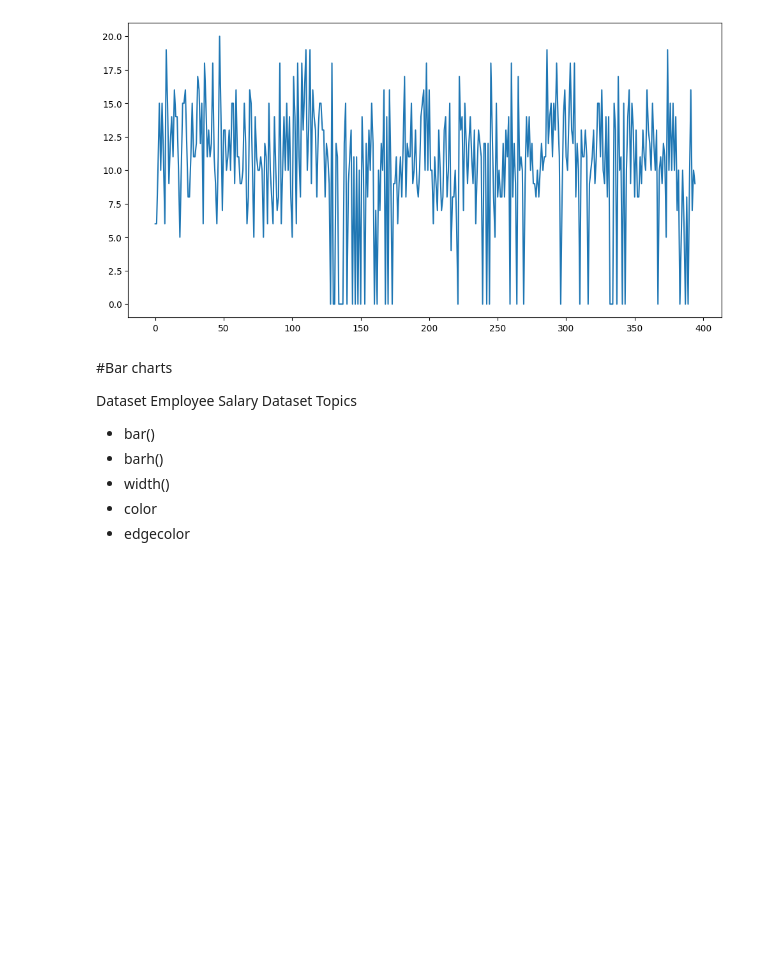
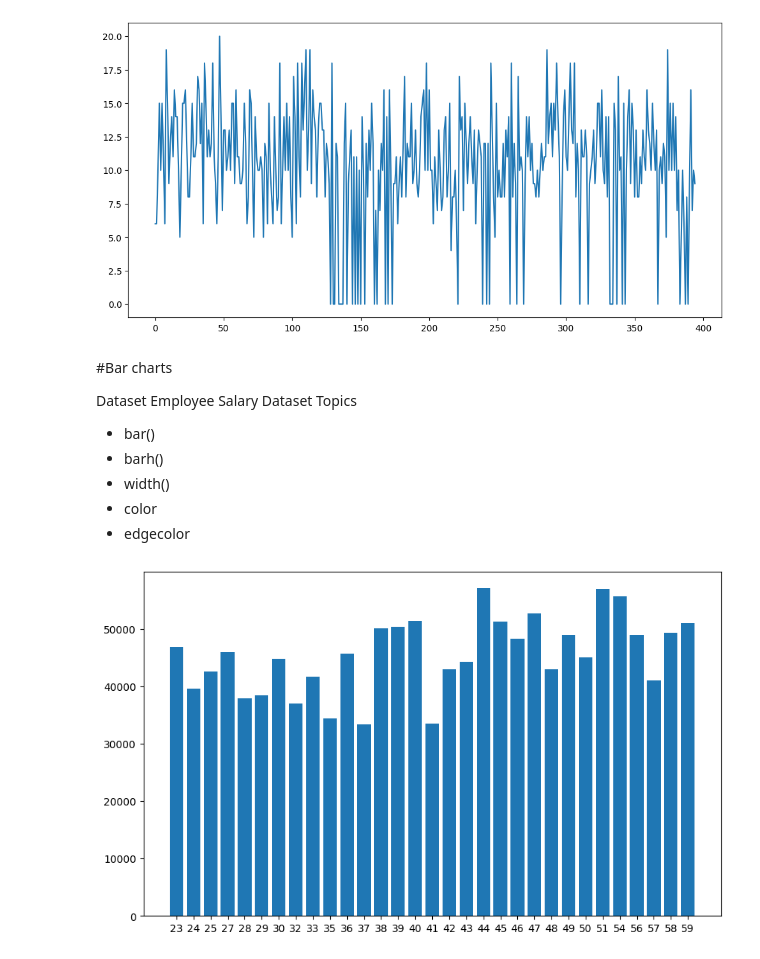
Before and after one commit to AnupamLata/Data-Science-AI, a Jupyter notebook: Matplotlib.ipynb, the cells around one changed output. Drawn from its saved outputs; the diff is of its cells as text; code cells hidden in the pictures; blank space fills up the shorter version.

```diff
--- a/Matplotlib.ipynb
+++ b/Matplotlib.ipynb
@@ -108,5 +108,17 @@ Dataset Employee Salary Dataset Topics
 # %%
 import pandas as pd
 import matplotlib.pyplot as plt
 
 import numpy as np
+
+#load Dataset
+df = pd.read_csv("/content/employee_salary.csv")
+
+salary_by_age = df.groupby("age") ["income"].mean()
+
+plt.figure(figsize=(10,6))
+plt.bar(salary_by_age.index.astype(str), salary_by_age.values)
+
+plt.show()
+# %% [output]
+[figure, added]
```
Also changed, not shown: parts of 2 cells of this notebook.
